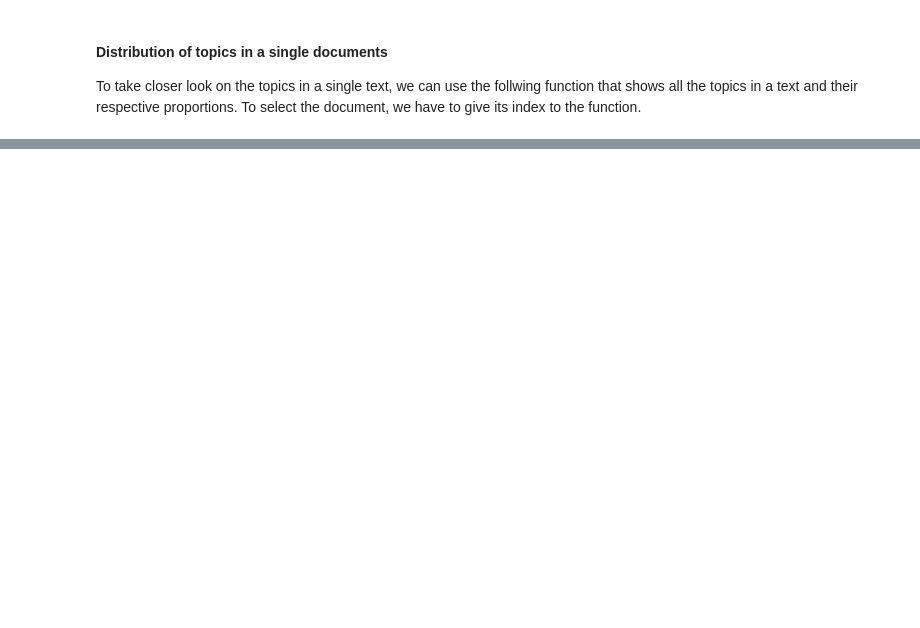
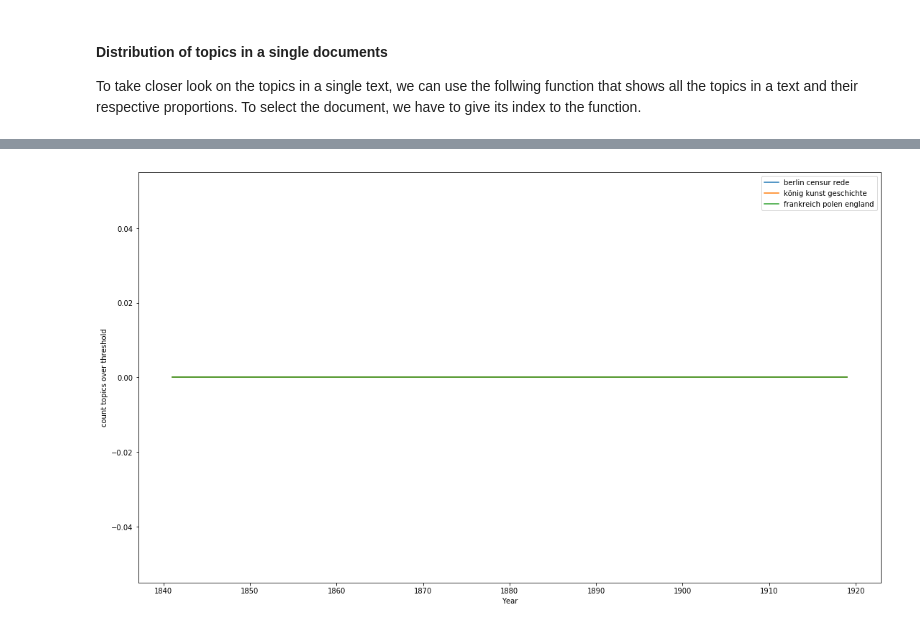
Before and after one commit to pielstroem/Topics, a Jupyter notebook: Introducing_lda.ipynb, the cells around one changed output, grey strips where cells are left out. Saved outputs shown, nothing was run; the diff lists cells and outputs as text; code cells hidden in the pictures; blank space fills up the shorter version.

Commit message:
added show_topic_over_time function

```diff
--- a/Introducing_lda.ipynb
+++ b/Introducing_lda.ipynb
@@ -354,0 +356,4 @@ visualization.plot_doc_topics(doc_topics, 0)
+# %%
+visualization.show_topic_over_time(doc_topics, labels=['berlin censur rede', 'könig kunst geschichte', 'frankreich polen england'], threshold=0.1, starttime=1841, endtime=1920)
+# %% [output]
+[figure, added]
```
Also changed, not shown: parts of 5 cells of this notebook.
